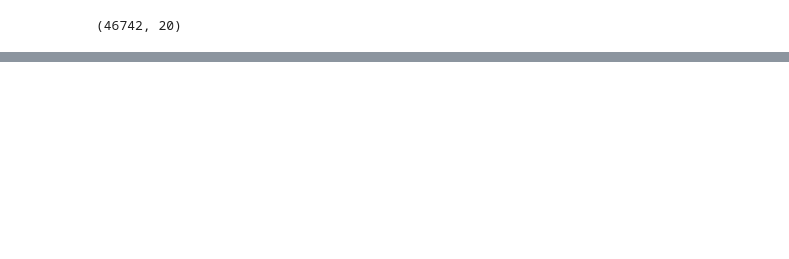
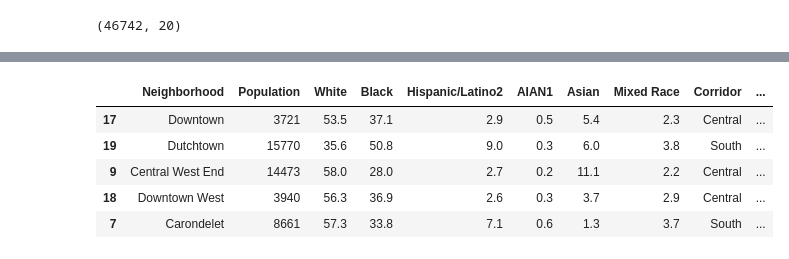
Before and after one commit to amitnjha/Coursera_Capstone, a Jupyter notebook: final_project.ipynb, the cells around one changed output, grey strips where cells are left out. Saved outputs shown, nothing was run; the diff lists cells and outputs as text; code cells hidden in the pictures; blank space fills up the shorter version.

```diff
--- a/final_project.ipynb
+++ b/final_project.ipynb
@@ -265,2 +351,9 @@ merged_crime_df = merged_crime_df.apply(updateNeghiborHood, axis = 1)
 # %%
-df_crime_stl_grped = merged_crime_df.groupby('Neighborhood').count().sort_values(by='Count',ascending=False)
+df_merged.sort_values(by='CrimeCount', ascending=False).head()
+# %% [output]
+|  | Neighborhood | Population | White | Black | Hispanic/Latino2 | AIAN1 | Asian | Mixed Race | Corridor | ... |
+| 17 | Downtown | 3721 | 53.5 | 37.1 | 2.9 | 0.5 | 5.4 | 2.3 | Central | ... |
+| 19 | Dutchtown | 15770 | 35.6 | 50.8 | 9.0 | 0.3 | 6.0 | 3.8 | South | ... |
+| 9 | Central West End | 14473 | 58.0 | 28.0 | 2.7 | 0.2 | 11.1 | 2.2 | Central | ... |
+| 18 | Downtown West | 3940 | 56.3 | 36.9 | 2.6 | 0.3 | 3.7 | 2.9 | Central | ... |
+| 7 | Carondelet | 8661 | 57.3 | 33.8 | 7.1 | 0.6 | 1.3 | 3.7 | South | ... |
```
Also changed, not shown: parts of 76 cells of this notebook.
